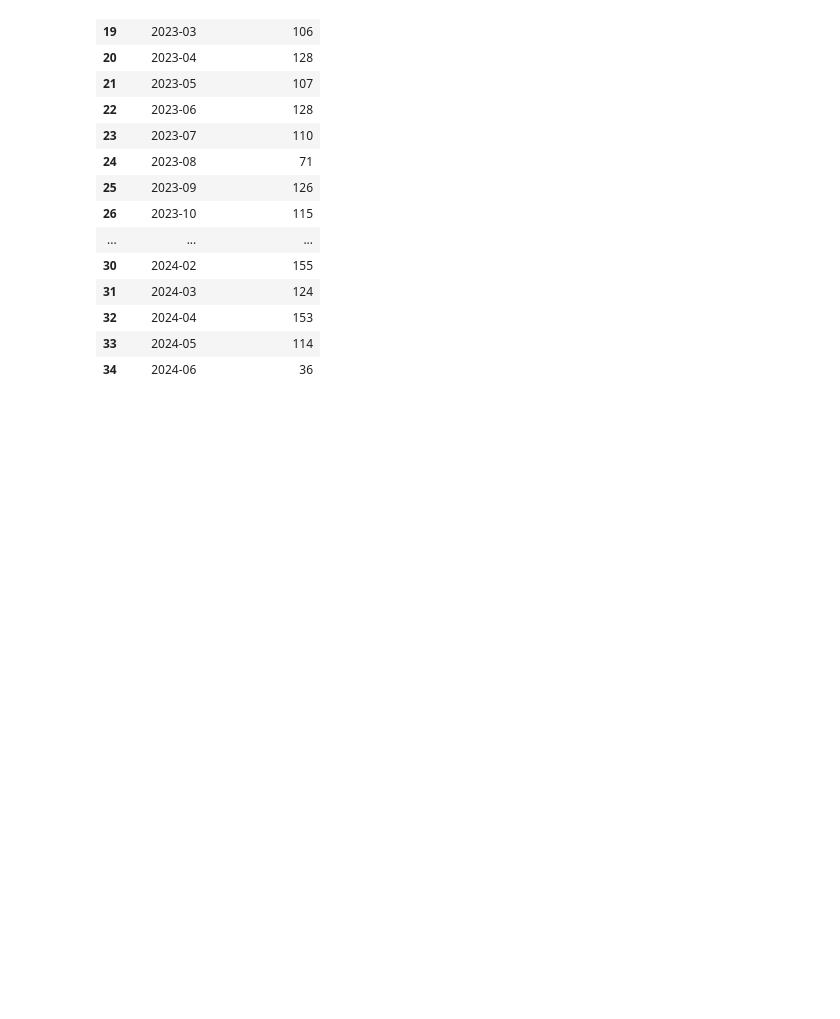
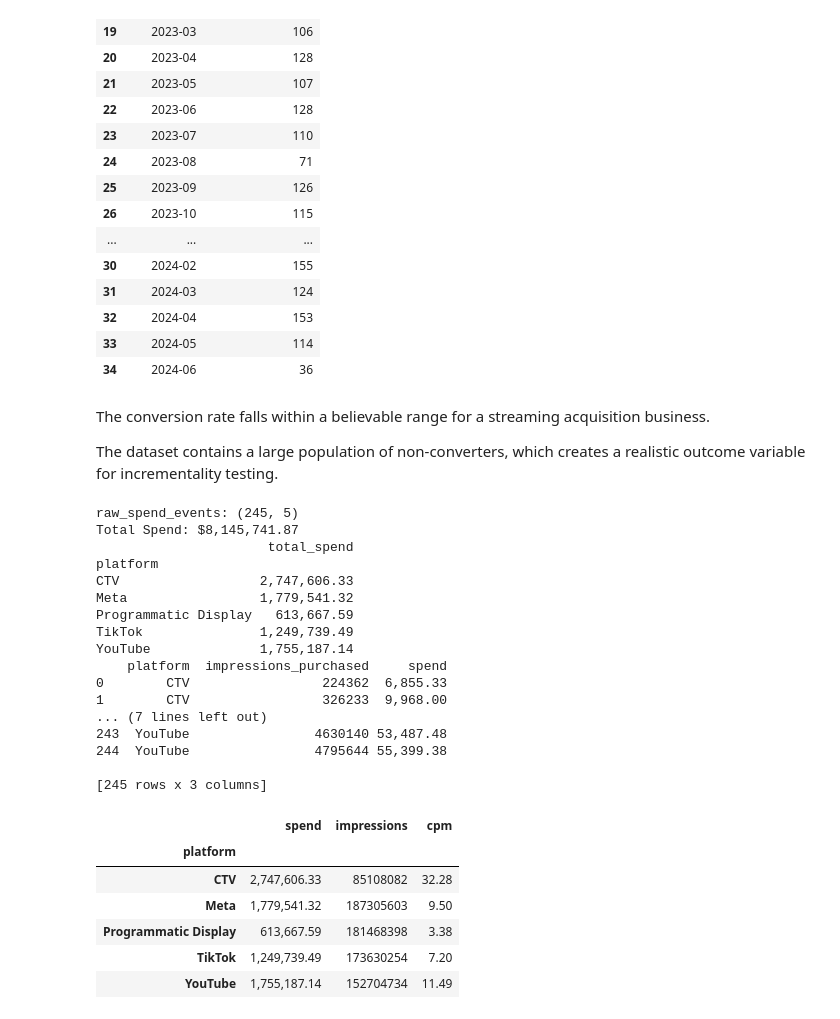
Before and after one commit to eddyk92/try-again-campaign-incrementality, a Jupyter notebook: notebooks/01_data_validation.ipynb, the cells around one changed output. Saved outputs shown, nothing was run; the diff lists cells and outputs as text; code cells hidden in the pictures; blank space fills up the shorter version.

```diff
--- a/notebooks/01_data_validation.ipynb
+++ b/notebooks/01_data_validation.ipynb
@@ -527,3 +530,76 @@ Converted users: 3650
 | 32 | 2024-04 | 153 |
 | 33 | 2024-05 | 114 |
 | 34 | 2024-06 | 36 |
+# %% [markdown]
+The conversion rate falls within a believable range for a streaming acquisition business.
+
+The dataset contains a large population of non-converters, which creates a realistic outcome variable for incrementality testing.
+# %%
+# ==========================================
+# EDA: Spend Events
+# ==========================================
+raw_spend_events = pd.read_csv(RAW + 'raw_spend_events.csv')
+print(f'raw_spend_events: {raw_spend_events.shape}')
+
+# Total Spend
+
+raw_spend_events.head()
+
+total_spend = raw_spend_events['spend'].sum()
+print(f'Total Spend: ${total_spend:,.2f}')
+
+# Spend by Channel
+spend_by_channel = (
+    raw_spend_events
+    .groupby('platform')
+    .agg(total_spend=('spend', 'sum'))
+)
+print(spend_by_channel)
+
+# Spend Distribution
+spend_dist = raw_spend_events.groupby([ 'platform',  'impressions_purchased'])['spend'].sum().reset_index()
+print(spend_dist)
+
+
+# Do CPMs look realistic?
+platform_spend = (
+    raw_spend_events
+    .groupby("platform")
+    .agg(
+        spend=("spend", "sum"),
+        impressions=("impressions_purchased", "sum")
+    )
+)
+
+platform_spend["cpm"] = (
+    platform_spend["spend"]
+    / platform_spend["impressions"]
+    * 1000
+).round(2)
+
+display(platform_spend)
+# %% [output]
+raw_spend_events: (245, 5)
+Total Spend: $8,145,741.87
+                      total_spend
+platform
+CTV                  2,747,606.33
+Meta                 1,779,541.32
+Programmatic Display   613,667.59
+TikTok               1,249,739.49
+YouTube              1,755,187.14
+    platform  impressions_purchased     spend
+0        CTV                 224362  6,855.33
+1        CTV                 326233  9,968.00
+... (7 lines left out)
+243  YouTube                4630140 53,487.48
+244  YouTube                4795644 55,399.38
+
+[245 rows x 3 columns]
+|  | spend | impressions | cpm |
+| platform |  |  |  |
+| CTV | 2,747,606.33 | 85108082 | 32.28 |
+| Meta | 1,779,541.32 | 187305603 | 9.50 |
+| Programmatic Display | 613,667.59 | 181468398 | 3.38 |
+| TikTok | 1,249,739.49 | 173630254 | 7.20 |
+| YouTube | 1,755,187.14 | 152704734 | 11.49 |
```
Also changed, not shown: parts of 5 cells of this notebook.
